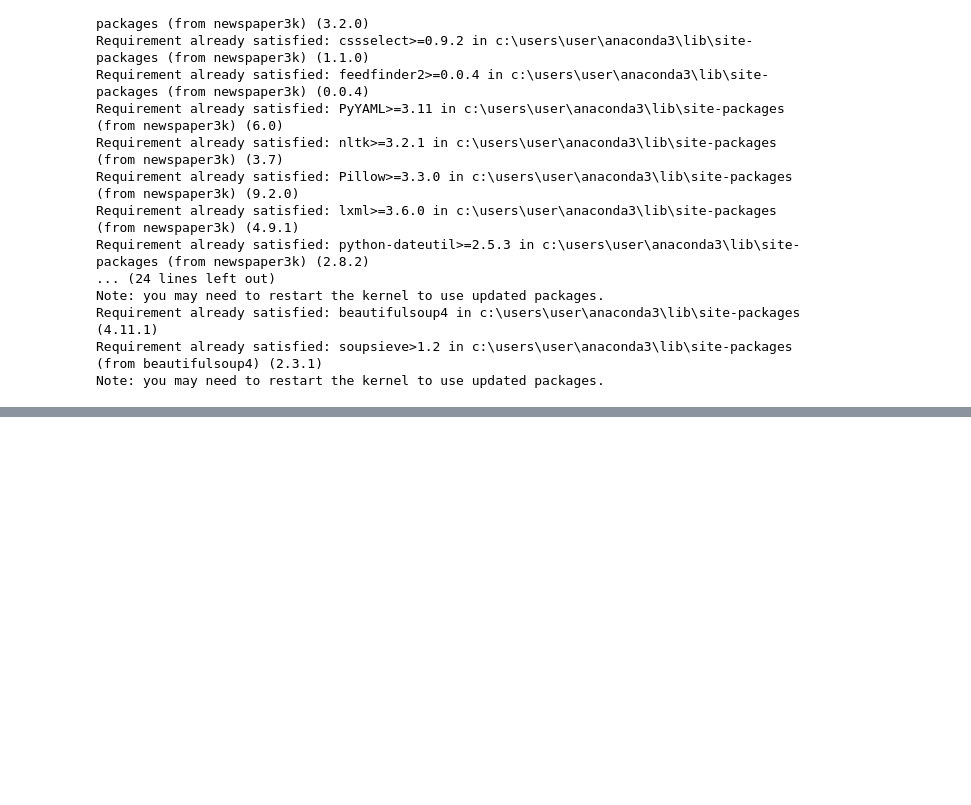
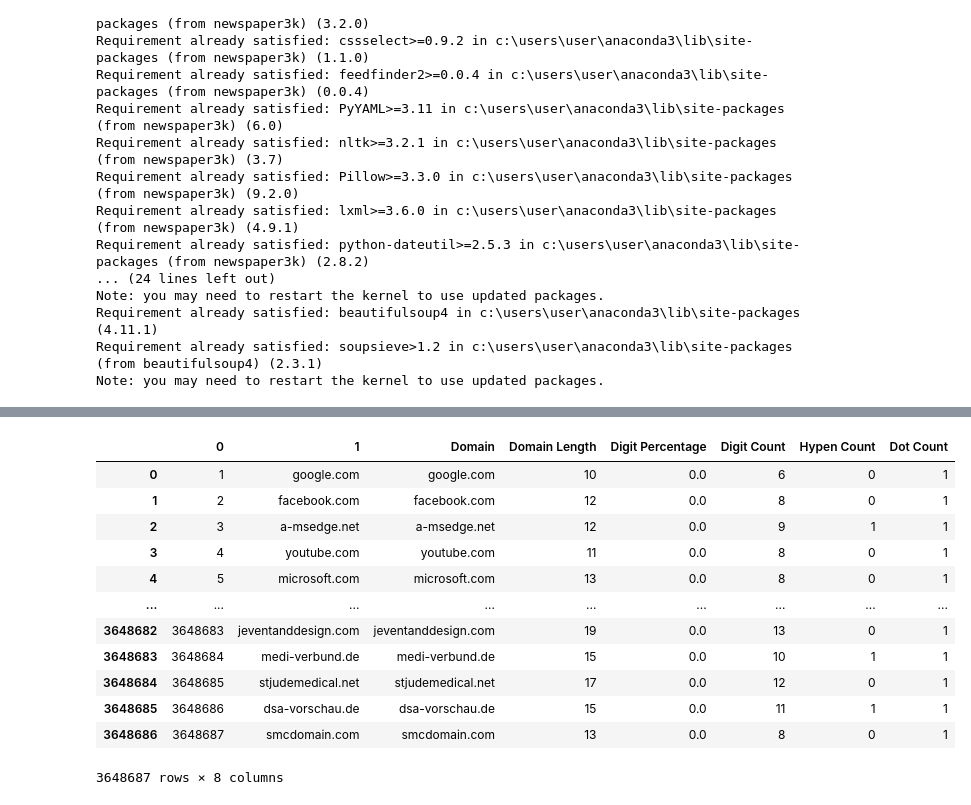
Before and after one commit to Lordishack1/Security-project, a Jupyter notebook: Final_Project.ipynb, the cells around one changed output, grey strips where cells are left out. Cells and saved outputs as stored; diff of their text form; code cells hidden in the pictures; blank space fills up the shorter version.

```diff
--- a/Final_Project.ipynb
+++ b/Final_Project.ipynb
@@ -121,7 +222,22 @@ mixed_df
 # %%
+tranco_df['Domain'] = tranco_df[1]
 tranco_df['Domain Length'] = tranco_df[1].str.len()
 tranco_df['Digit Percentage'] = tranco_df[1].apply(calculate_percentage_digits)
 tranco_df['Digit Count'] = tranco_df[1].apply(count_unique_chars)
 tranco_df['Hypen Count'] = tranco_df[1].apply(count_hyphens)
 tranco_df['Dot Count'] = tranco_df[1].apply(count_dots)
 tranco_df
+# %% [output]
+|  | 0 | 1 | Domain | Domain Length | Digit Percentage | Digit Count | Hypen Count | Dot Count |
+| 0 | 1 | google.com | google.com | 10 | 0.0 | 6 | 0 | 1 |
+| 1 | 2 | facebook.com | facebook.com | 12 | 0.0 | 8 | 0 | 1 |
+| 2 | 3 | a-msedge.net | a-msedge.net | 12 | 0.0 | 9 | 1 | 1 |
+| 3 | 4 | youtube.com | youtube.com | 11 | 0.0 | 8 | 0 | 1 |
+| 4 | 5 | microsoft.com | microsoft.com | 13 | 0.0 | 8 | 0 | 1 |
+| ... | ... | ... | ... | ... | ... | ... | ... | ... |
+| 3648682 | 3648683 | jeventanddesign.com | jeventanddesign.com | 19 | 0.0 | 13 | 0 | 1 |
+| 3648683 | 3648684 | medi-verbund.de | medi-verbund.de | 15 | 0.0 | 10 | 1 | 1 |
+| 3648684 | 3648685 | stjudemedical.net | stjudemedical.net | 17 | 0.0 | 12 | 0 | 1 |
+| 3648685 | 3648686 | dsa-vorschau.de | dsa-vorschau.de | 15 | 0.0 | 11 | 1 | 1 |
+| 3648686 | 3648687 | smcdomain.com | smcdomain.com | 13 | 0.0 | 8 | 0 | 1 |
+3648687 rows × 8 columns
```
Also changed, not shown: parts of 7 cells of this notebook.
